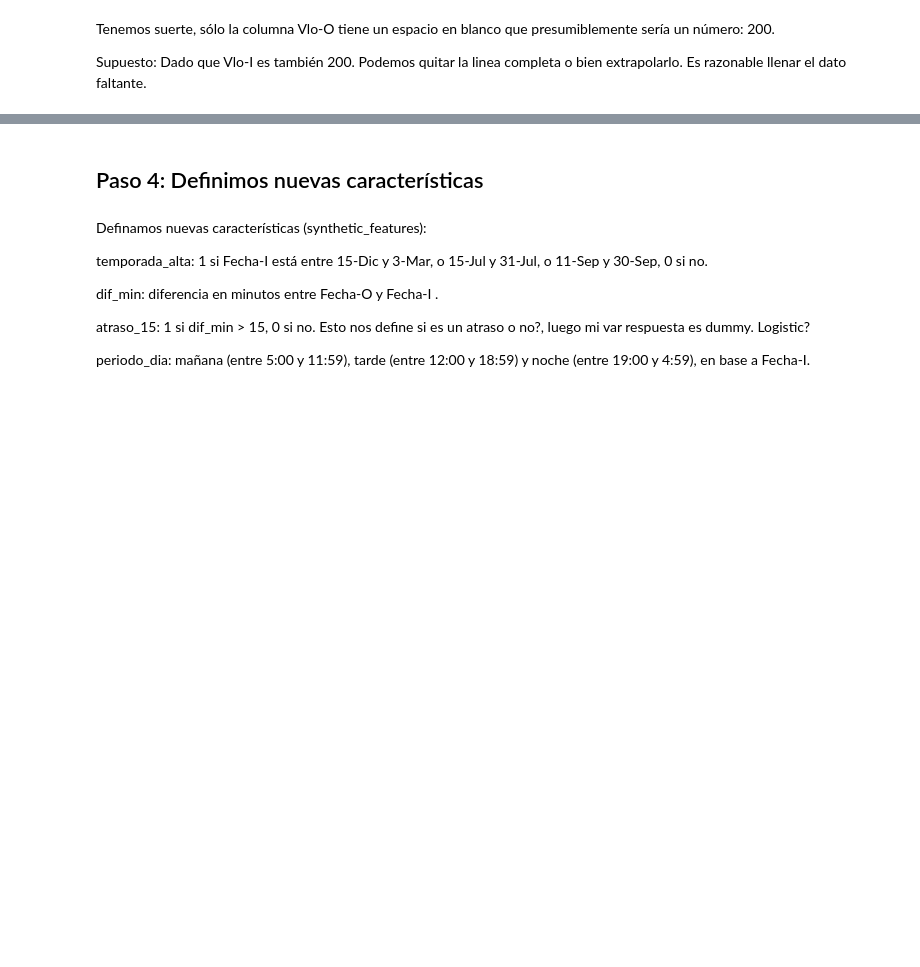
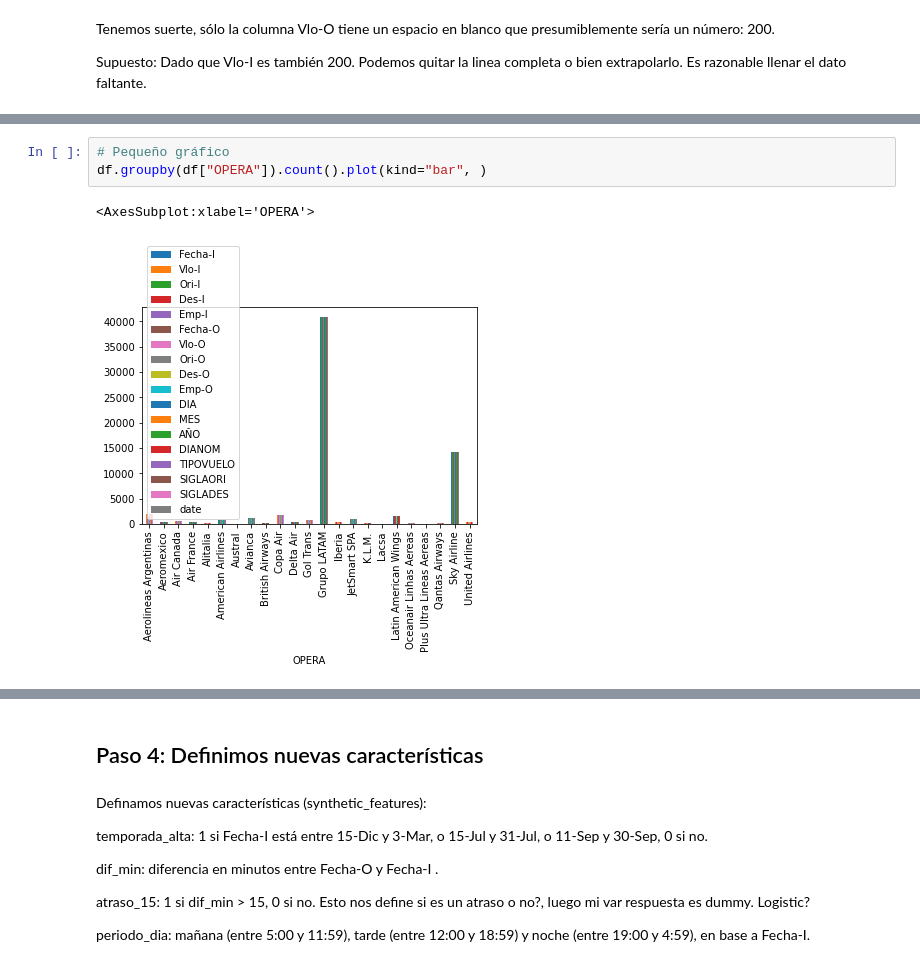
Before and after one commit to DarkHamlet/ChallDSLatam, a Jupyter notebook: solution.ipynb, the cells around one changed output, grey strips where cells are left out. Drawn from its saved outputs; the diff is of its cells as text; blank space fills up the shorter version.

```diff
--- a/solution.ipynb
+++ b/solution.ipynb
@@ -300,0 +222,6 @@ En el paso 4 vamos a definir lo que necesitemos.
+# %%
+# Pequeño gráfico
+df.groupby(df["OPERA"]).count().plot(kind="bar", )
+# %% [output]
+<AxesSubplot:xlabel='OPERA'>
+[figure, added]
```
Also changed, not shown: parts of 31 cells of this notebook.
